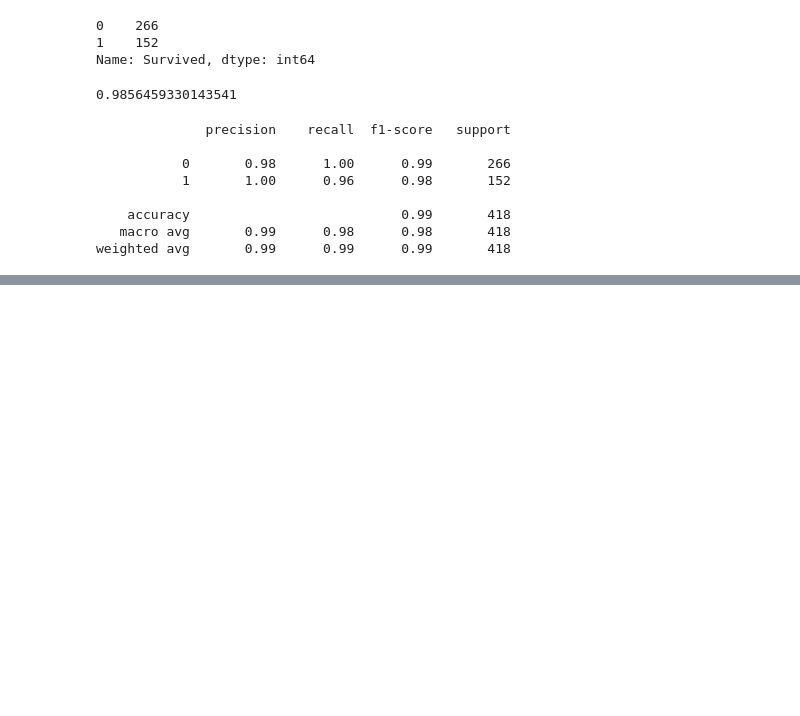
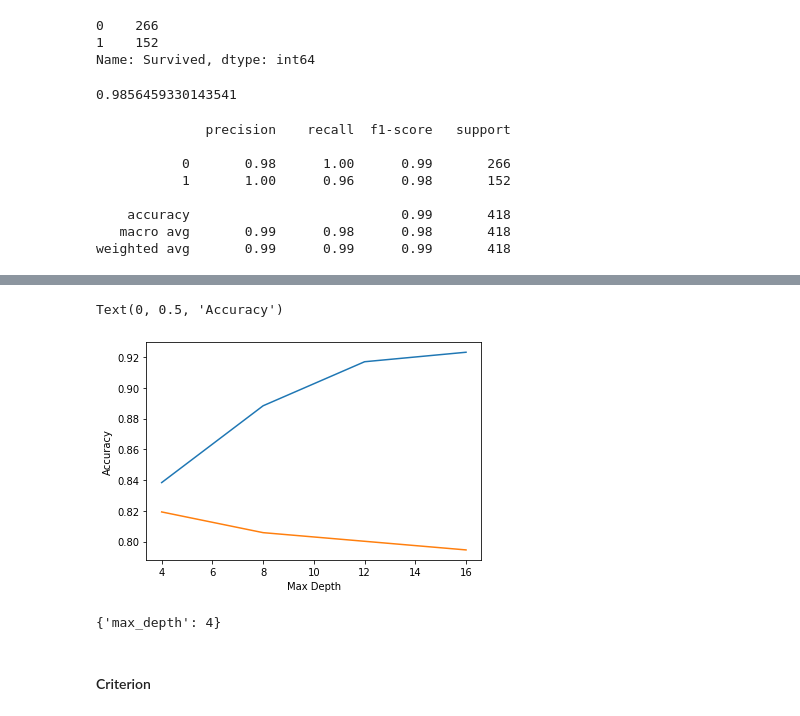
Before and after one commit to Divakar58/Machine-Learning-Project, a Jupyter notebook: Titanic-Kaggle/Titanic_Machine_Learning.ipynb, the cells around one changed output, grey strips where cells are left out. Saved outputs shown, nothing was run; the diff lists cells and outputs as text; code cells hidden in the pictures; blank space fills up the shorter version.

```diff
--- a/Titanic-Kaggle/Titanic_Machine_Learning.ipynb
+++ b/Titanic-Kaggle/Titanic_Machine_Learning.ipynb
@@ -1106,0 +1145,7 @@ svc_submission.to_csv('SVC-submission.csv',index=False)
+# %%
+dt=DecisionTreeClassifier()
+# %%
+grid_decision=GridSearchCV(dt,param_grid=param_grid,scoring='accuracy',
+             return_train_score=True,cv=folds,n_jobs=-1,verbose=3)
+# %%
+grid_d_results=grid_decision.fit(X_train,y)
@@ -1106,0 +1158,2 @@ svc_submission.to_csv('SVC-submission.csv',index=False)
+# %%
+grid_df=pd.DataFrame(grid_d_results.cv_results_)
@@ -1106,0 +1168,14 @@ svc_submission.to_csv('SVC-submission.csv',index=False)
+# %%
+plt.plot(grid_df['param_max_depth'],grid_df['mean_train_score'])
+plt.plot(grid_df['param_max_depth'],grid_df['mean_test_score'])
+plt.xlabel('Max Depth')
+plt.ylabel('Accuracy')
+# %% [output]
+Text(0, 0.5, 'Accuracy')
+[figure, added]
+# %%
+grid_d_results.best_params_
+# %% [output]
+{'max_depth': 4}
+# %% [markdown]
+#### Criterion
```
Also changed, not shown: parts of 44 cells of this notebook, 1 other file.
